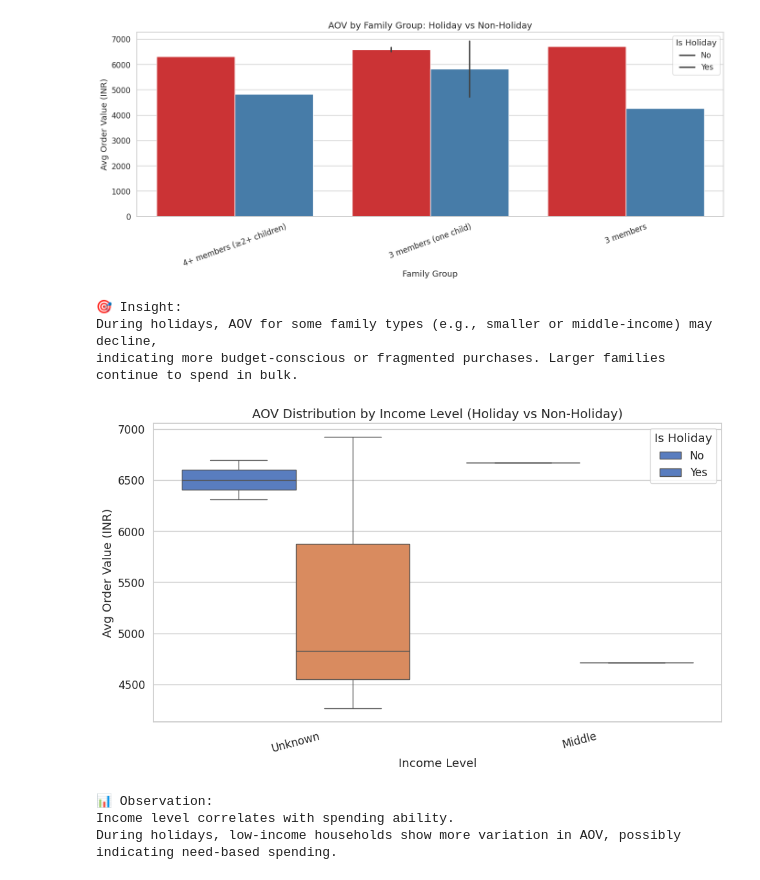
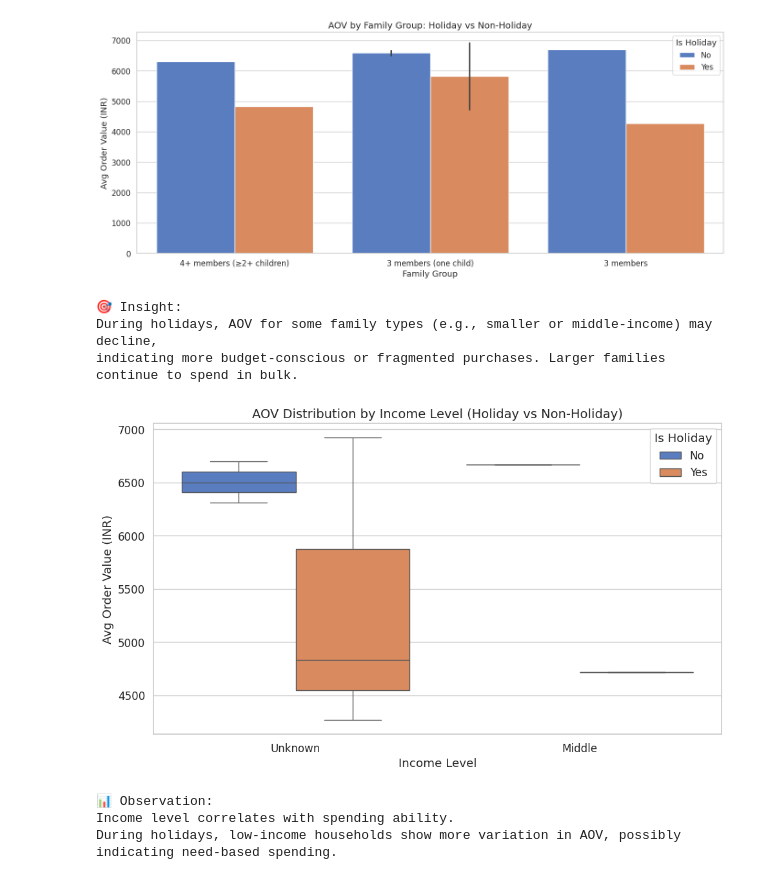
Before and after one commit to bharathssa/Information_Management_Project702, a Jupyter notebook: Python_File/Prj_702_RQ3.ipynb, the cells around one changed output. Saved outputs shown, nothing was run; the diff lists cells and outputs as text; code cells hidden in the pictures.

```diff
--- a/Python_File/Prj_702_RQ3.ipynb
+++ b/Python_File/Prj_702_RQ3.ipynb
@@ -108,44 +108,57 @@ data = {
     "income_level": ["Unknown", "Unknown", "Unknown", "Middle"] * 2,
     "is_holiday": [0, 0, 0, 0, 1, 1, 1, 1],
     "orders": [26389, 20606, 19388, 15375, 187, 130, 113, 96],
     "total_sales_amount": [186165810.0, 133663846.0, 128539740.0, 102589683.0, 710098.0, 900092.0, 481967.0, 428679.0],
     "AOV": [6310.74, 6501.28, 6698.68, 6670.55, 4828.92, 6923.78, 4266.19, 4716.41]
 }
 df = pd.DataFrame(data)
 
 # === STEP 3: AOV by Family Group and Holiday Flag ===
+# Create the barplot
 plt.figure(figsize=(14, 6))
-sns.barplot(data=df, x="family_group", y="AOV", hue="is_holiday", palette="Set1")
+barplot = sns.barplot(data=df, x="family_group", y="AOV", hue="is_holiday", palette="muted")
 plt.title("AOV by Family Group: Holiday vs Non-Holiday", fontsize=14)
 plt.ylabel("Avg Order Value (INR)")
 plt.xlabel("Family Group")
-plt.xticks(rotation=20)
-plt.legend(title="Is Holiday", labels=["No", "Yes"])
+plt.xticks(rotation=0)
+
+# Fix legend
+handles, labels = barplot.get_legend_handles_labels()
+label_map = {'0': 'No', '1': 'Yes'}
+plt.legend(handles=handles, labels=[label_map[l] for l in labels], title="Is Holiday")
+
 plt.tight_layout()
 plt.show()
+
 
 print("\n🎯 Insight:\nDuring holidays, AOV for some family types (e.g., smaller or middle-income) may decline,\n\
 indicating more budget-conscious or fragmented purchases. Larger families continue to spend in bulk.\n")
 
 # === STEP 4: AOV by Income Level and Holiday Flag ===
 plt.figure(figsize=(10, 6))
-sns.boxplot(data=df, x="income_level", y="AOV", hue="is_holiday", palette="muted")
+box = sns.boxplot(data=df, x="income_level", y="AOV", hue="is_holiday", palette="muted")
 plt.title("AOV Distribution by Income Level (Holiday vs Non-Holiday)", fontsize=14)
 plt.ylabel("Avg Order Value (INR)")
 plt.xlabel("Income Level")
-plt.xticks(rotation=15)
-plt.legend(title="Is Holiday", labels=["No", "Yes"])
+plt.xticks(rotation=0)
+
+# Get and remap legend
+handles, labels = box.get_legend_handles_labels()
+label_map = {"0": "No", "1": "Yes"}
+plt.legend(handles=handles, labels=[label_map[l] for l in labels], title="Is Holiday")
+
 plt.tight_layout()
 plt.show()
 
+
 print("\n📊 Observation:\nIncome level correlates with spending ability.\n\
 During holidays, low-income households show more variation in AOV, possibly indicating need-based spending.\n")
 # %% [output]
-[figure, old version]
+[figure, new version]
 🎯 Insight:
 During holidays, AOV for some family types (e.g., smaller or middle-income) may decline,
 indicating more budget-conscious or fragmented purchases. Larger families continue to spend in bulk.
-[figure, old version]
+[figure, new version]
 📊 Observation:
 Income level correlates with spending ability.
 During holidays, low-income households show more variation in AOV, possibly indicating need-based spending.
```
Also changed, not shown: parts of 1 cell of this notebook.
